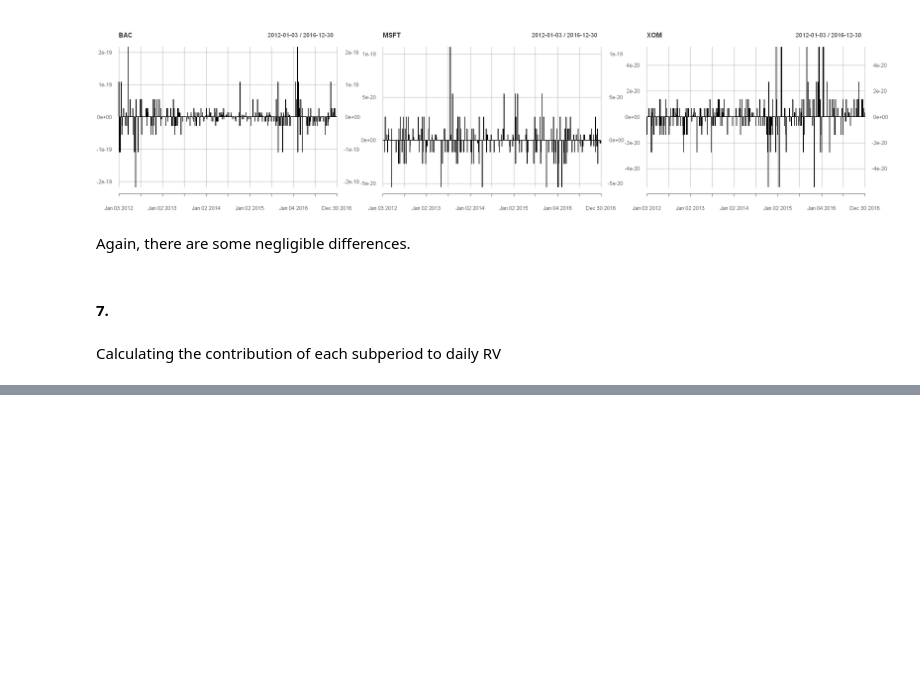
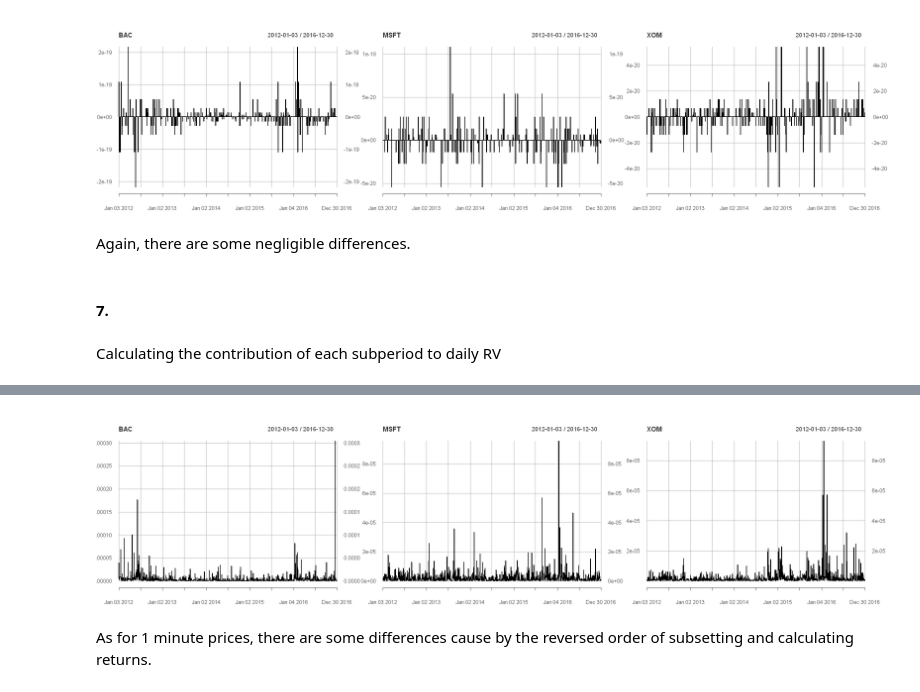
Before and after one commit to JanK0095/Financial-Econometrics-Course-Projects, a Jupyter notebook: HW3/FE1_HW3_Kubal_Mattanelli.ipynb, the cells around one changed output, grey strips where cells are left out. Saved outputs shown, nothing was run; the diff lists cells and outputs as text; code cells hidden in the pictures; blank space fills up the shorter version.

```diff
--- a/HW3/FE1_HW3_Kubal_Mattanelli.ipynb
+++ b/HW3/FE1_HW3_Kubal_Mattanelli.ipynb
@@ -1084,0 +1172,11 @@ for (i in 1:3) { #Looping through the tickers
+# %%
+#Plotting the difference
+options(repr.plot.width = 20, repr.plot.height = 5)
+par(mfrow = c(1, 3)) #Setting up the grid
+for (i in 1:3) { #Looping through the tickers
+    print(plot(daily_RV_from_prices_5min[[i]] - sum_intraday_RV_from_prices_5min[[i]], main = stock_names[i]))
+}
+# %% [output]
+[figure, added]
+# %% [markdown]
+As for 1 minute prices, there are some differences cause by the reversed order of subsetting and calculating returns.
```
Also changed, not shown: parts of 42 cells of this notebook.
